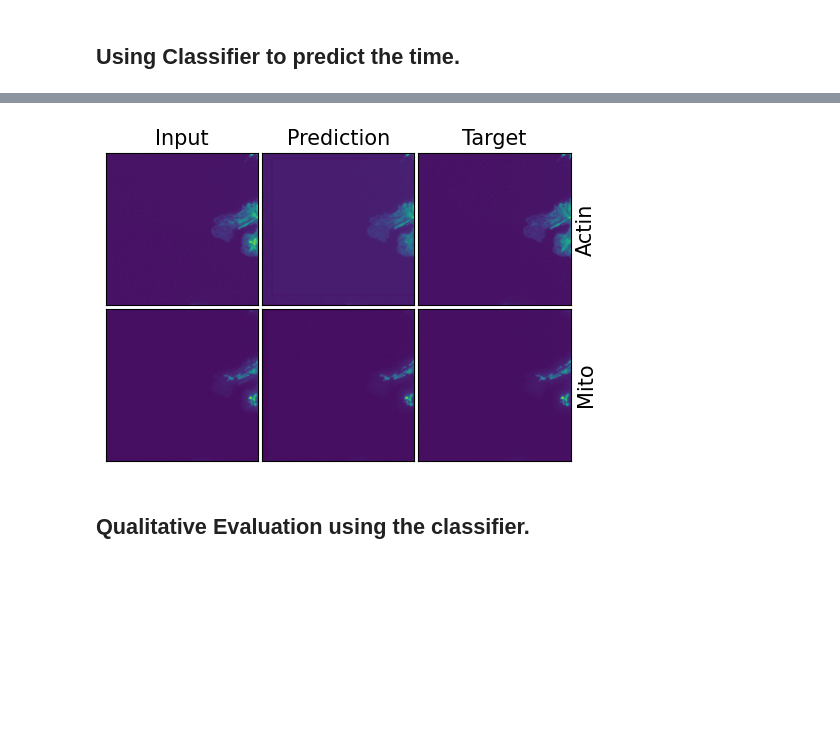
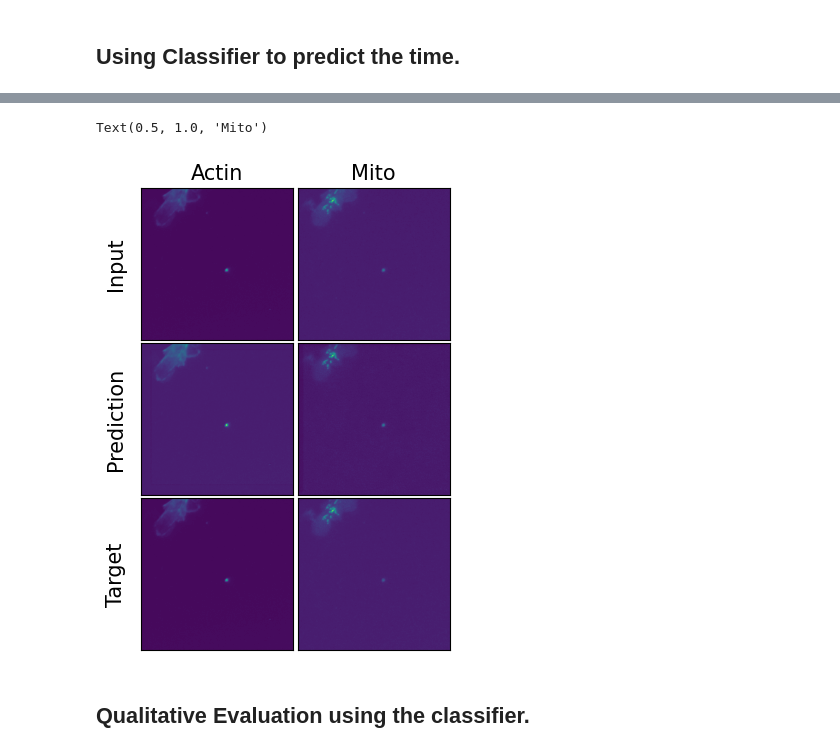
Before and after one commit to rayanirban/DiffSplitting, a Jupyter notebook: notebooks/EvaluateJointIndi.ipynb, the cells around one changed output, grey strips where cells are left out. Saved outputs shown, nothing was run; the diff lists cells and outputs as text; code cells hidden in the pictures; blank space fills up the shorter version.

```diff
--- a/notebooks/EvaluateJointIndi.ipynb
+++ b/notebooks/EvaluateJointIndi.ipynb
@@ -475,8 +470,8 @@ dloader = torch.utils.data.DataLoader(
 for data in dloader:
     break
 # %%
-mixing_t = 0.2
-img_idx = 2
+mixing_t = 0.15
+img_idx = 1
 inp_indi0 = data['target'][img_idx:img_idx+1,:1]*(1-mixing_t) + data['target'][img_idx:img_idx+1,1:2]*mixing_t
 inp_indi1 = data['target'][img_idx:img_idx+1,1:2]*(1-mixing_t) + data['target'][img_idx:img_idx+1,:1]*mixing_t
 _,ax = plt.subplots(figsize=(8,4),ncols=2)
@@ -556,8 +551,18 @@ def get_time_prediction_ch1(input_ch1):
     with torch.no_grad():
         pred_t_1 = model(input_ch1.cuda())
     return pred_t_1
+# %%
+indi_model = diffusion.netG
+dloader = torch.utils.data.DataLoader(
+            val_set,
+            batch_size=nimgs,
+            shuffle=True,
+            num_workers=0,
+            pin_memory=True)
+for data in dloader:
+    break
 # %%
-mixing_t = 0.2
+mixing_t = 0.1
 img_idx = 2
 inp_indi0 = data['target'][:,:1]*(1-mixing_t) + data['target'][:,1:2]*mixing_t
 inp_indi1 = data['target'][:,1:2]*(1-mixing_t) + data['target'][:,:1]*mixing_t
@@ -578,33 +591,33 @@ with torch.no_grad():
 # %%
 from disentangle.analysis.plot_utils import clean_ax
 img_idx = 0
 
-_,ax = plt.subplots(figsize=(6,4),nrows=2,ncols=3)
-ax = ax.T
+_,ax = plt.subplots(figsize=(4,6),nrows=3,ncols=2)
+
 ax[0,0].imshow(inp_indi0[img_idx,0], )
 ax[0,1].imshow(inp_indi1[img_idx,0], )
 ax[1,0].imshow(pred_ch1[img_idx][0], )
 ax[1,1].imshow(pred_ch2[img_idx][0], )
 
 ax[2,0].imshow(data['target'][img_idx,0], )
 ax[2,1].imshow(data['target'][img_idx,1], )
 clean_ax(ax)
 # remove the space between the subplots
 plt.subplots_adjust(wspace=0.02, hspace=0.02)
-ax = ax.T
-ax[0,0].set_title('Input', fontsize=15, )
-ax[0,1].set_title('Prediction', fontsize=15, )
-ax[0,2].set_title('Target', fontsize=15, )
-ax[0,2].set_ylabel('Actin', fontsize=15, )
-ax[1,2].set_ylabel('Mito', fontsize=15, )
+ax[0,0].set_ylabel('Input', fontsize=15, )
+ax[1,0].set_ylabel('Prediction', fontsize=15, )
+ax[2,0].set_ylabel('Target', fontsize=15, )
+ax[0,0].set_title('Actin', fontsize=15, )
+ax[0,1].set_title('Mito', fontsize=15, )
 
-ax[0,2].yaxis.set_label_position("right")
-ax[1,2].yaxis.set_label_position("right")
+# ax[0,2].yaxis.set_label_position("right")
+# ax[1,2].yaxis.set_label_position("right")
 
 # save the figure to file with 200 dpi
 # plt.savefig(f'indi_prediction_{mixing_t}.png', dpi=200)
 # %% [output]
+Text(0.5, 1.0, 'Mito')
-[figure, old version]
+[figure, new version]
 # %% [markdown]
 ## Qualitative Evaluation using the classifier.
 # %%
```
Also changed, not shown: parts of 16 cells of this notebook, 2 other files.
